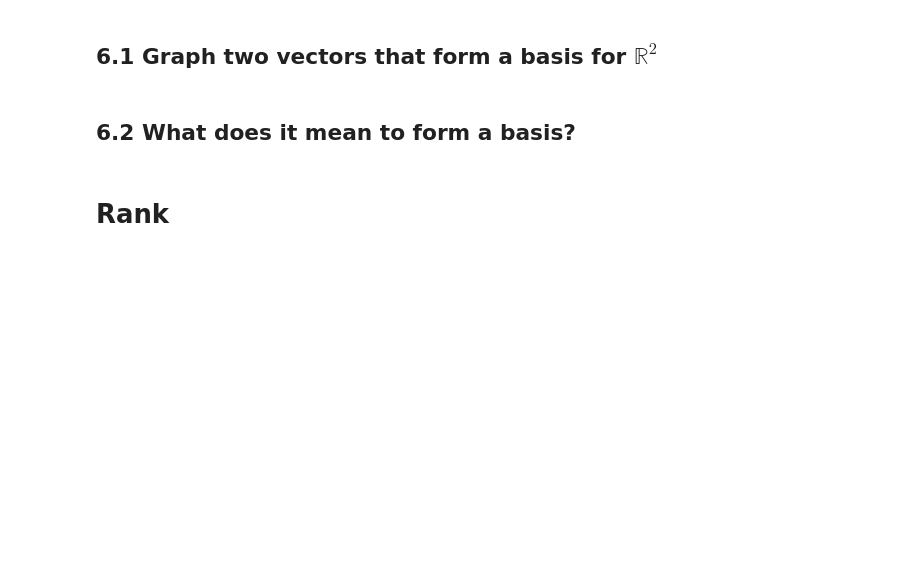
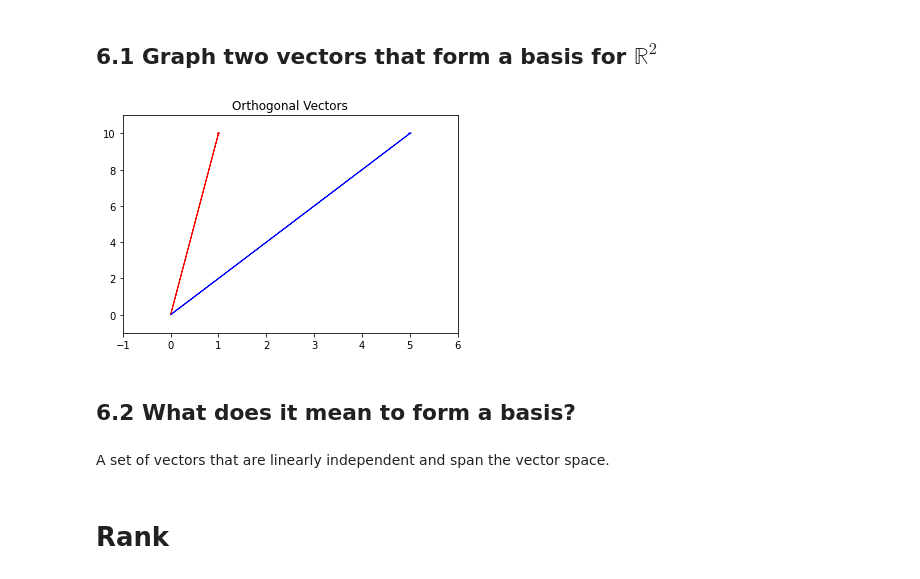
Before and after one commit to JeremySpradlin/DS-Unit-1-Sprint-3-Linear-Algebra, a Jupyter notebook: module2/Jeremy_Spradlin_DS17_132_Intermediate_Linear_Algebra_Assignment.ipynb, the cells around one changed output. Cells and saved outputs as stored; diff of their text form; code cells hidden in the pictures; blank space fills up the shorter version.

```diff
--- a/module2/Jeremy_Spradlin_DS17_132_Intermediate_Linear_Algebra_Assignment.ipynb
+++ b/module2/Jeremy_Spradlin_DS17_132_Intermediate_Linear_Algebra_Assignment.ipynb
@@ -307,8 +339,27 @@ n = \begin{bmatrix} 4 & 8  & 2\end{bmatrix}
 # Basis
 # %% [markdown]
 ## 6.1 Graph two vectors that form a basis for $\mathbb{R}^2$
+# %%
+#Two vectors that are linearly independent
+
+vector1 = np.array([1, 10])
+vector2 = np.array([5, 10])
+
+#Plot the vectors
+plt.arrow(0, 0, vector1[0], vector1[1], head_width=.05, head_length=.05, color='red')
+plt.arrow(0, 0, vector2[0], vector2[1], head_width=.05, head_length=.05, color='blue')
+plt.title('Orthogonal Vectors')
+
+plt.xlim(-1, 6)
+plt.ylim(-1, 11)
+
+plt.show()
+# %% [output]
+[figure, added]
 # %% [markdown]
 ## 6.2 What does it mean to form a basis?
+# %% [markdown]
+A set of vectors that are linearly independent and span the vector space.
 # %% [markdown]
 # Rank
 # %% [markdown]
```
Also changed, not shown: parts of 6 cells of this notebook.
